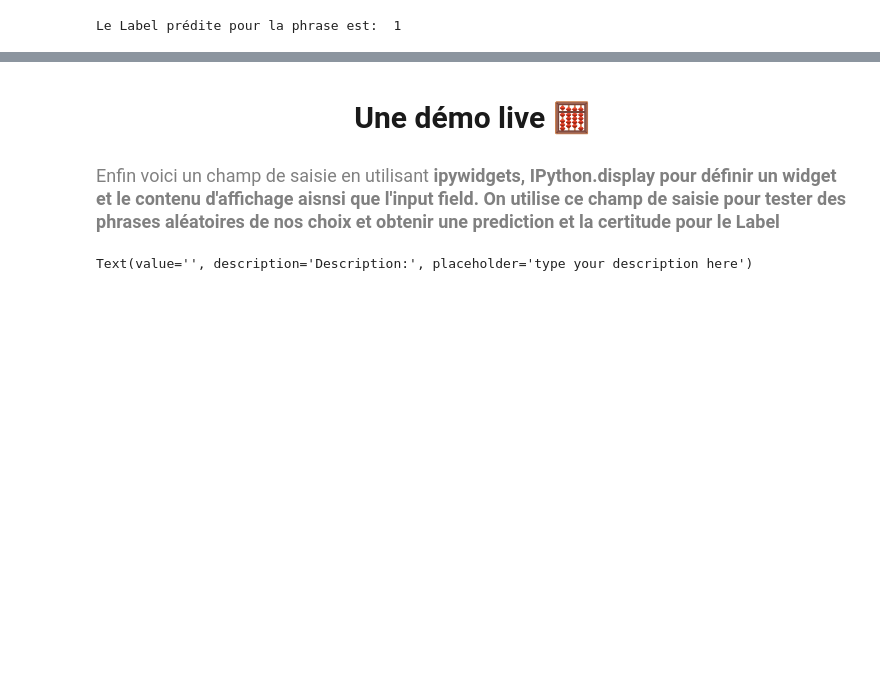
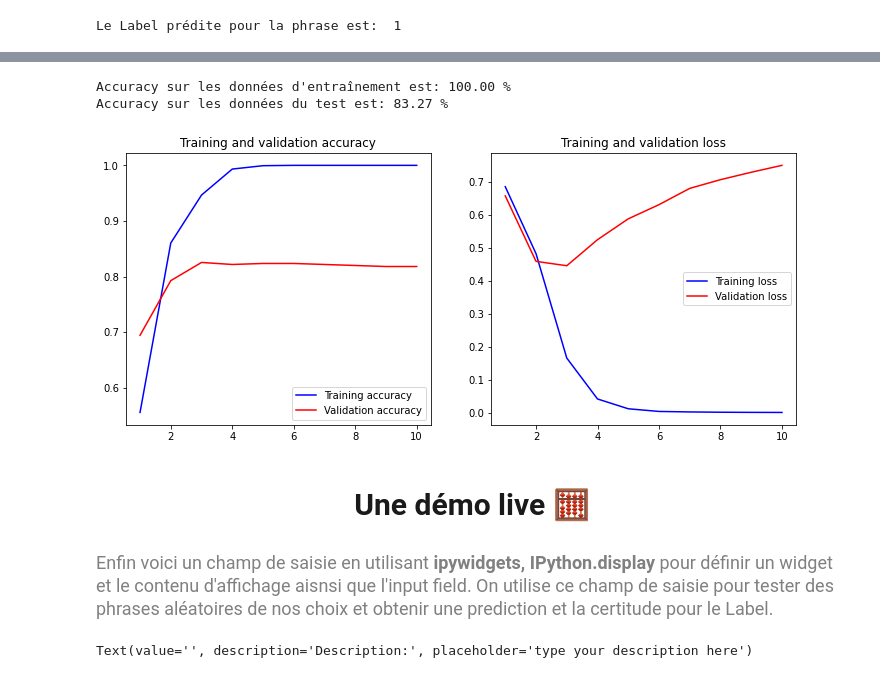
Before and after one commit to KOBeerose/Academic-Projects, a Jupyter notebook: Artificial Neural Networks/Sentiment Analysis.ipynb, the cells around one changed output, grey strips where cells are left out. Drawn from its saved outputs; the diff is of its cells as text; code cells hidden in the pictures; blank space fills up the shorter version.

```diff
--- a/Artificial Neural Networks/Sentiment Analysis.ipynb
+++ b/Artificial Neural Networks/Sentiment Analysis.ipynb
@@ -649,0 +708,17 @@ ANN_model.predict(
+# %%
+#
+embedding_dim = 150
+input_dim = X_train.shape[1]
+EMB_CNN = Sequential()
+# %%
+ #
+EMB_CNN.add(layers.Embedding(vocab_size, embedding_dim, input_length=maxlen))
+EMB_CNN.add(layers.Conv1D(128, 5, activation='relu'))
+EMB_CNN.add(layers.GlobalMaxPooling1D())
+EMB_CNN.add(layers.Dense(10, activation='relu'))
+EMB_CNN.add(layers.Dense(2, activation='softmax'))
+# %%
+#
+EMB_CNN.compile(loss='sparse_categorical_crossentropy',
+                  optimizer = "adam",
+                  metrics = ["accuracy"])
@@ -649,0 +749,6 @@ ANN_model.predict(
+# %%
+history = EMB_CNN.fit(X_train, y_train,
+                    epochs=20,
+                    verbose=True,
+                    validation_data=(X_val, y_val),
+                    batch_size=32)
@@ -650,3 +776,15 @@ ANN_model.predict(
+# %%
+loss, accuracy = EMB_CNN.evaluate(X_train, y_train, verbose=False)
+print("Accuracy sur les données d'entraînement est: {:.2f} %".format(accuracy*100))
+loss, accuracy = EMB_CNN.evaluate(X_test, y_test, verbose=False)
+print("Accuracy sur les données du test est: {:.2f} %".format(accuracy*100))
+# %% [output]
+Accuracy sur les données d'entraînement est: 100.00 %
+Accuracy sur les données du test est: 83.27 %
+# %%
+plot_history(history)
+# %% [output]
+[figure, added]
 # %% [markdown]
 <center id="demo">
         <h2 style="color:#1a1a1a;
@@ -655,7 +793,7 @@ ANN_model.predict(
         </h2>
 </center>
 # %% [markdown]
-<span style="color:grey; font-size:1.2em">Enfin voici un champ de saisie en utilisant <b>ipywidgets, IPython.display pour définir un widget et le contenu d'affichage aisnsi que l'input field. On utilise ce champ de saisie pour tester des phrases aléatoires de nos choix et obtenir une prediction et la certitude pour le Label</span>
+<span style="color:grey; font-size:1.2em">Enfin voici un champ de saisie en utilisant <b>ipywidgets, IPython.display</b> pour définir un widget et le contenu d'affichage aisnsi que l'input field. On utilise ce champ de saisie pour tester des phrases aléatoires de nos choix et obtenir une prediction et la certitude pour le Label.</span>
 # %%
 from ipywidgets import interact, widgets
 from IPython.display import display, Markdown, Latex, clear_output
```
Also changed, not shown: parts of 23 cells of this notebook.
